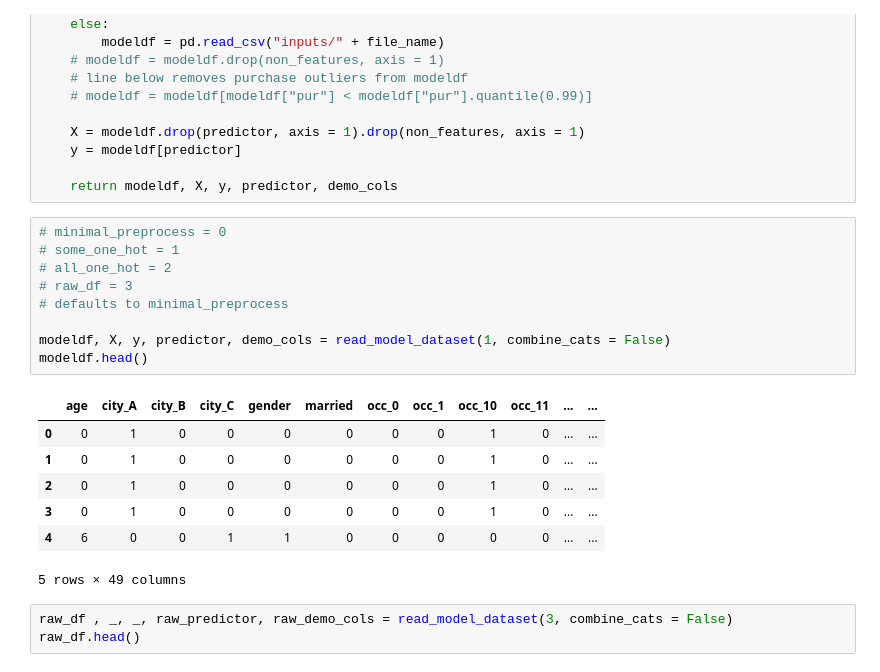
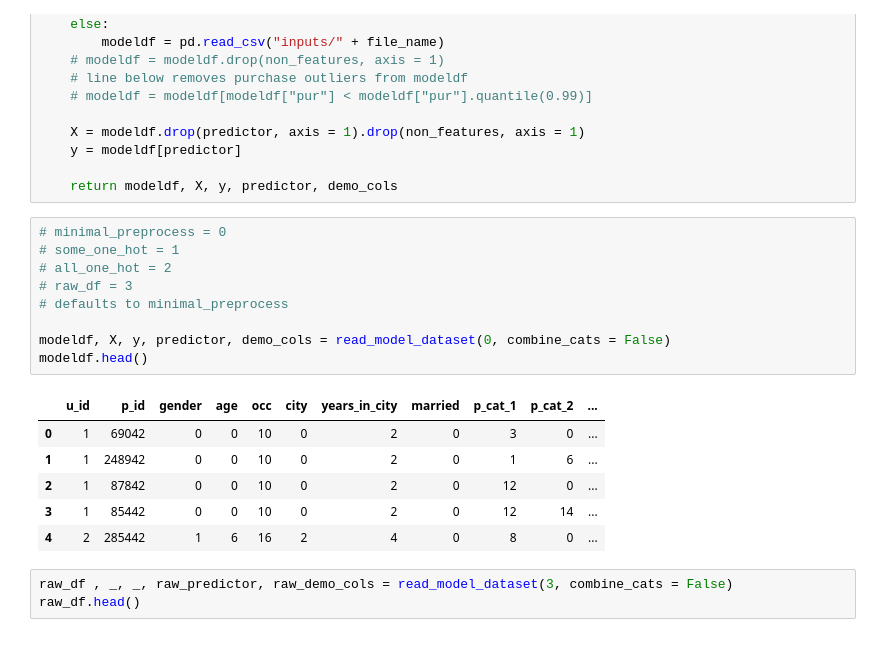
Before and after one commit to cpuguy96/f18-datascience-final, a Jupyter notebook: black_friday_analysis.ipynb, the cells around one changed output. Drawn from its saved outputs; the diff is of its cells as text.

```diff
--- a/black_friday_analysis.ipynb
+++ b/black_friday_analysis.ipynb
@@ -63,20 +63,19 @@ def read_model_dataset(chosen, combine_cats = False):
 # %%
 # minimal_preprocess = 0
 # some_one_hot = 1
 # all_one_hot = 2
 # raw_df = 3
 # defaults to minimal_preprocess
 
-modeldf, X, y, predictor, demo_cols = read_model_dataset(1, combine_cats = False)
+modeldf, X, y, predictor, demo_cols = read_model_dataset(0, combine_cats = False)
 modeldf.head()
 # %% [output]
-|  | age | city_A | city_B | city_C | gender | married | occ_0 | occ_1 | occ_10 | occ_11 | ... | ... |
-| 0 | 0 | 1 | 0 | 0 | 0 | 0 | 0 | 0 | 1 | 0 | ... | ... |
-| 1 | 0 | 1 | 0 | 0 | 0 | 0 | 0 | 0 | 1 | 0 | ... | ... |
-| 2 | 0 | 1 | 0 | 0 | 0 | 0 | 0 | 0 | 1 | 0 | ... | ... |
-| 3 | 0 | 1 | 0 | 0 | 0 | 0 | 0 | 0 | 1 | 0 | ... | ... |
-| 4 | 6 | 0 | 0 | 1 | 1 | 0 | 0 | 0 | 0 | 0 | ... | ... |
+|  | u_id | p_id | gender | age | occ | city | years_in_city | married | p_cat_1 | p_cat_2 | ... |
+| 0 | 1 | 69042 | 0 | 0 | 10 | 0 | 2 | 0 | 3 | 0 | ... |
+| 1 | 1 | 248942 | 0 | 0 | 10 | 0 | 2 | 0 | 1 | 6 | ... |
+| 2 | 1 | 87842 | 0 | 0 | 10 | 0 | 2 | 0 | 12 | 0 | ... |
+| 3 | 1 | 85442 | 0 | 0 | 10 | 0 | 2 | 0 | 12 | 14 | ... |
+| 4 | 2 | 285442 | 1 | 6 | 16 | 2 | 4 | 0 | 8 | 0 | ... |
-5 rows × 49 columns
 # %%
 raw_df , _, _, raw_predictor, raw_demo_cols = read_model_dataset(3, combine_cats = False)
 raw_df.head()
```
Also changed, not shown: parts of 6 cells of this notebook.
